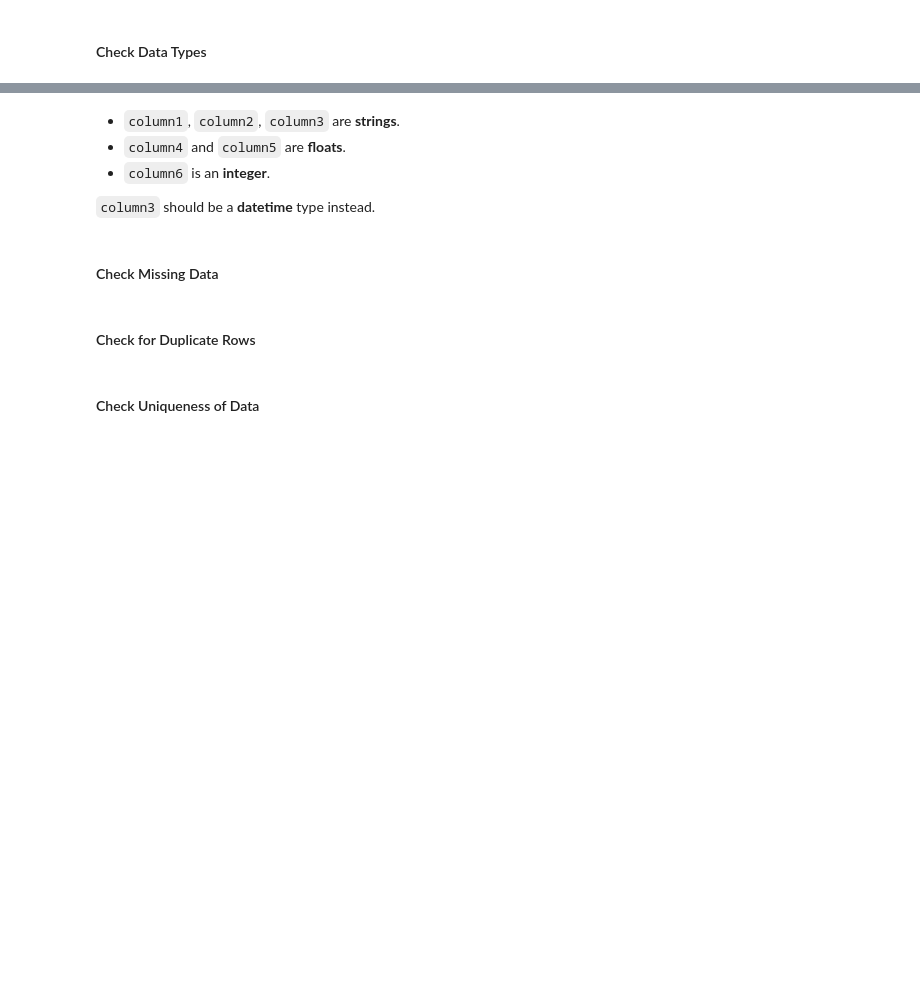
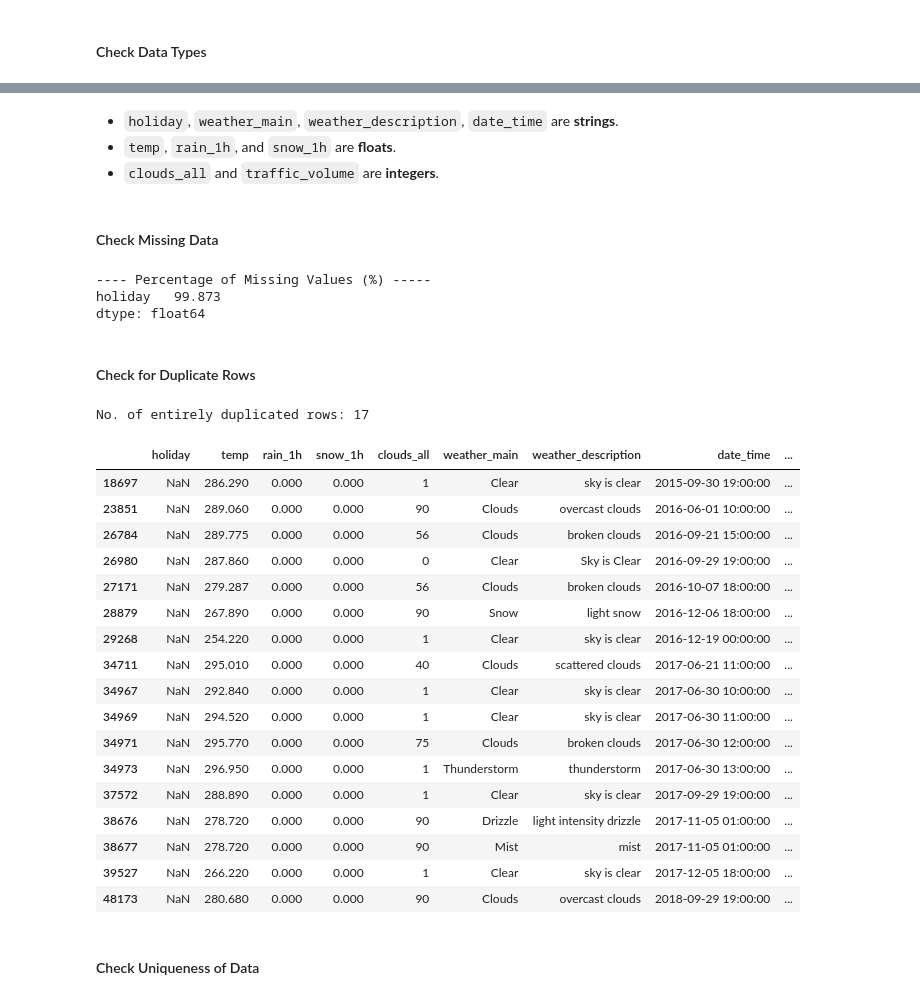
Before and after one commit to aleciaduncan/Data-Analysis, a Jupyter notebook: i94-traffic/i94-traffic.ipynb, the cells around one changed output, grey strips where cells are left out. Cells and saved outputs as stored; diff of their text form; code cells hidden in the pictures; blank space fills up the shorter version.

Commit message:
finished up most data cleaning
need to rework the datetime conversion

```diff
--- a/i94-traffic/i94-traffic.ipynb
+++ b/i94-traffic/i94-traffic.ipynb
@@ -127,9 +125,9 @@ ModuleNotFoundError: No module named 'matplotlib'
 # %% [markdown]
 ### Loading Data
 # %%
-# # Load DataFrame
-# file = 'file.csv'
-# df = pd.read_csv(file)
+# Load DataFrame
+file = 'metro_interstate_traffic_volume.csv'
+traffic = pd.read_csv(file)
 # %% [markdown]
 ### Basic Data Exploration
 # %% [markdown]
@@ -153,27 +185,49 @@ ModuleNotFoundError: No module named 'matplotlib'
 # %% [markdown]
-- `column1`, `column2`, `column3` are **strings**.
-- `column4` and `column5` are **floats**.
-- `column6` is an **integer**.
-
-`column3` should be a **datetime** type instead.
+- `holiday`, `weather_main`, `weather_description`, `date_time` are **strings**.
+- `temp`, `rain_1h`, and `snow_1h` are **floats**.
+- `clouds_all` and `traffic_volume` are **integers**.
 # %% [markdown]
 #### Check Missing Data
 # %%
-# # Print percentage of missing values
-# missing_percent = df.isna().mean().sort_values(ascending=False)
-# print('---- Percentage of Missing Values (%) -----')
-# if missing_percent.sum():
-#     print(missing_percent[missing_percent > 0] * 100)
-# else:
-#     print(None)
+# Print percentage of missing values
+missing_percent = traffic.isna().mean().sort_values(ascending=False)
+print('---- Percentage of Missing Values (%) -----')
+if missing_percent.sum():
+    print(missing_percent[missing_percent > 0] * 100)
+else:
+    print(None)
+# %% [output]
+---- Percentage of Missing Values (%) -----
+holiday   99.873
+dtype: float64
 # %% [markdown]
 #### Check for Duplicate Rows
 # %%
-# # Show number of duplicated rows
-# print(f"No. of entirely duplicated rows: {df.duplicated().sum()}")
+# Show number of duplicated rows
+print(f"No. of entirely duplicated rows: {traffic.duplicated().sum()}")
 
-# # Show duplicated rows
-# df[df.duplicated()]
+# Show duplicated rows
+traffic[traffic.duplicated()]
+# %% [output]
+No. of entirely duplicated rows: 17
+|  | holiday | temp | rain_1h | snow_1h | clouds_all | weather_main | weather_description | date_time | ... |
+| 18697 | NaN | 286.290 | 0.000 | 0.000 | 1 | Clear | sky is clear | 2015-09-30 19:00:00 | ... |
+| 23851 | NaN | 289.060 | 0.000 | 0.000 | 90 | Clouds | overcast clouds | 2016-06-01 10:00:00 | ... |
+| 26784 | NaN | 289.775 | 0.000 | 0.000 | 56 | Clouds | broken clouds | 2016-09-21 15:00:00 | ... |
+| 26980 | NaN | 287.860 | 0.000 | 0.000 | 0 | Clear | Sky is Clear | 2016-09-29 19:00:00 | ... |
+| 27171 | NaN | 279.287 | 0.000 | 0.000 | 56 | Clouds | broken clouds | 2016-10-07 18:00:00 | ... |
+| 28879 | NaN | 267.890 | 0.000 | 0.000 | 90 | Snow | light snow | 2016-12-06 18:00:00 | ... |
+| 29268 | NaN | 254.220 | 0.000 | 0.000 | 1 | Clear | sky is clear | 2016-12-19 00:00:00 | ... |
+| 34711 | NaN | 295.010 | 0.000 | 0.000 | 40 | Clouds | scattered clouds | 2017-06-21 11:00:00 | ... |
+| 34967 | NaN | 292.840 | 0.000 | 0.000 | 1 | Clear | sky is clear | 2017-06-30 10:00:00 | ... |
+| 34969 | NaN | 294.520 | 0.000 | 0.000 | 1 | Clear | sky is clear | 2017-06-30 11:00:00 | ... |
+| 34971 | NaN | 295.770 | 0.000 | 0.000 | 75 | Clouds | broken clouds | 2017-06-30 12:00:00 | ... |
+| 34973 | NaN | 296.950 | 0.000 | 0.000 | 1 | Thunderstorm | thunderstorm | 2017-06-30 13:00:00 | ... |
+| 37572 | NaN | 288.890 | 0.000 | 0.000 | 1 | Clear | sky is clear | 2017-09-29 19:00:00 | ... |
+| 38676 | NaN | 278.720 | 0.000 | 0.000 | 90 | Drizzle | light intensity drizzle | 2017-11-05 01:00:00 | ... |
+| 38677 | NaN | 278.720 | 0.000 | 0.000 | 90 | Mist | mist | 2017-11-05 01:00:00 | ... |
+| 39527 | NaN | 266.220 | 0.000 | 0.000 | 1 | Clear | sky is clear | 2017-12-05 18:00:00 | ... |
+| 48173 | NaN | 280.680 | 0.000 | 0.000 | 90 | Clouds | overcast clouds | 2018-09-29 19:00:00 | ... |
 # %% [markdown]
 #### Check Uniqueness of Data
 # %%
```
Also changed, not shown: parts of 27 cells of this notebook, 1 other file.
